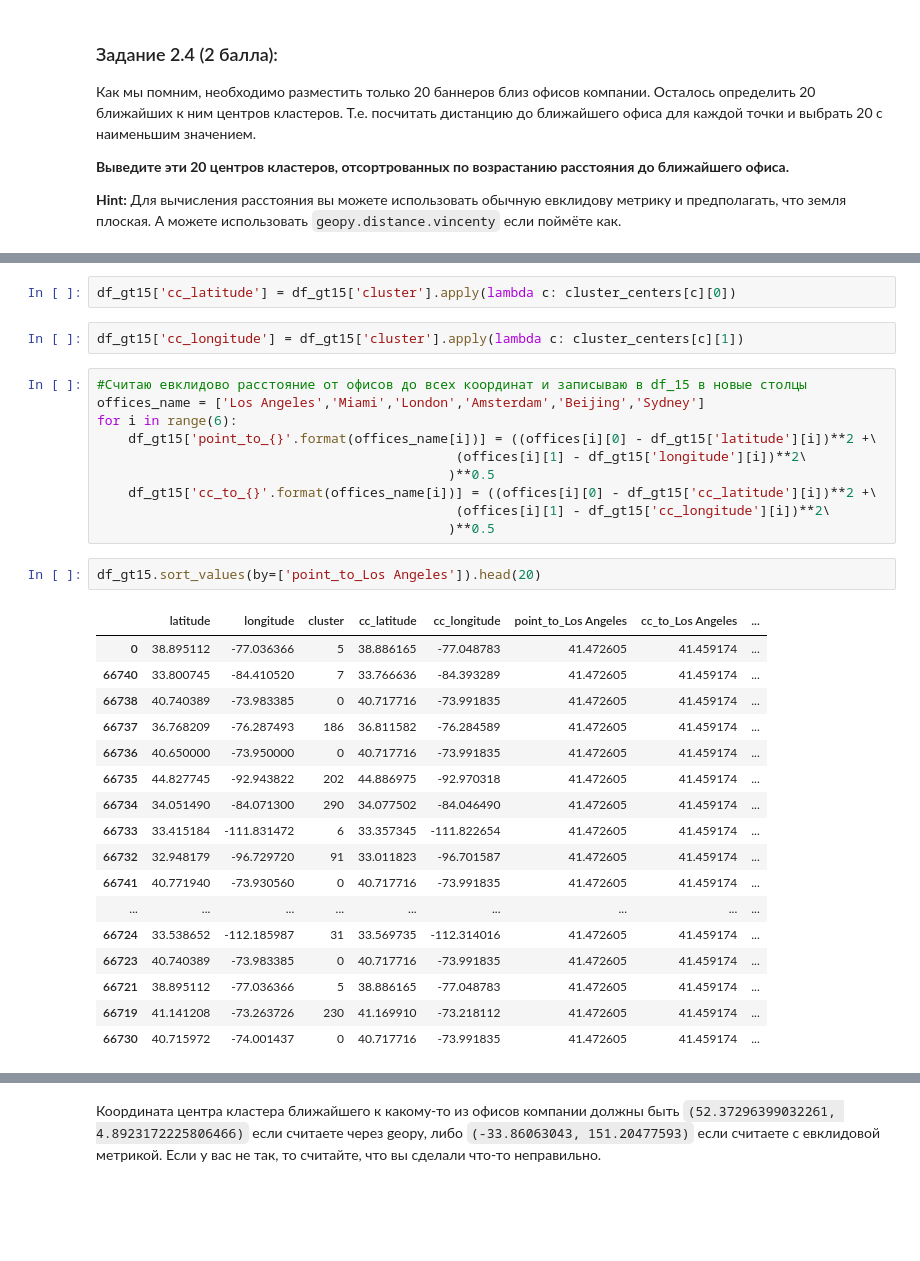
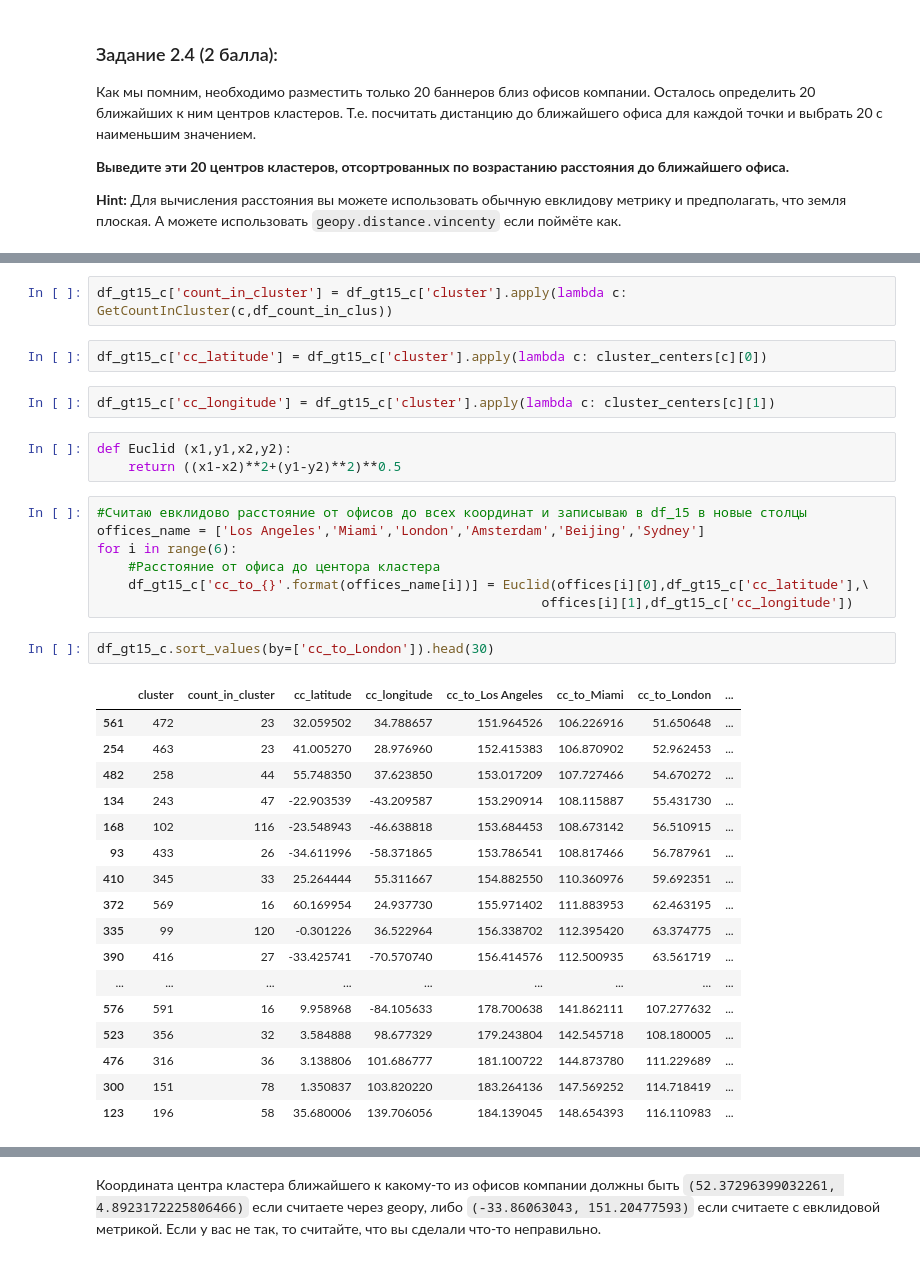
Before and after one commit to D7nis/Course-ML-Classic, a Jupyter notebook: Practice/2. Кластеризация. Kmeans/02-02-clustering_DDA.ipynb, the cells around one changed output, grey strips where cells are left out. Saved outputs shown, nothing was run; the diff lists cells and outputs as text; blank space fills up the shorter version.

```diff
--- a/Practice/2. Кластеризация. Kmeans/02-02-clustering_DDA.ipynb
+++ b/Practice/2. Кластеризация. Kmeans/02-02-clustering_DDA.ipynb
@@ -171,34 +183,36 @@ plt.show()
+# %%
+df_gt15_с['count_in_cluster'] = df_gt15_с['cluster'].apply(lambda c: GetCountInCluster(c,df_count_in_clus))
 # %%
-df_gt15['cc_latitude'] = df_gt15['cluster'].apply(lambda c: cluster_centers[c][0])
+df_gt15_с['cc_latitude'] = df_gt15_с['cluster'].apply(lambda c: cluster_centers[c][0])
 # %%
-df_gt15['cc_longitude'] = df_gt15['cluster'].apply(lambda c: cluster_centers[c][1])
+df_gt15_с['cc_longitude'] = df_gt15_с['cluster'].apply(lambda c: cluster_centers[c][1])
+# %%
+def Euclid (x1,y1,x2,y2):
+    return ((x1-x2)**2+(y1-y2)**2)**0.5
 # %%
 #Считаю евклидово расстояние от офисов до всех координат и записываю в df_15 в новые столцы
 offices_name = ['Los Angeles','Miami','London','Amsterdam','Beijing','Sydney']
 for i in range(6):
-    df_gt15['point_to_{}'.format(offices_name[i])] = ((offices[i][0] - df_gt15['latitude'][i])**2 +\
-                                              (offices[i][1] - df_gt15['longitude'][i])**2\
-                                             )**0.5
-    df_gt15['cc_to_{}'.format(offices_name[i])] = ((offices[i][0] - df_gt15['cc_latitude'][i])**2 +\
-                                              (offices[i][1] - df_gt15['cc_longitude'][i])**2\
-                                             )**0.5
+    #Расстояние от офиса до центора кластера
+    df_gt15_с['cc_to_{}'.format(offices_name[i])] = Euclid(offices[i][0],df_gt15_с['cc_latitude'],\
+                                                         offices[i][1],df_gt15_с['cc_longitude'])
 # %%
-df_gt15.sort_values(by=['point_to_Los Angeles']).head(20)
+df_gt15_с.sort_values(by=['cc_to_London']).head(30)
 # %% [output]
-|  | latitude | longitude | cluster | cc_latitude | cc_longitude | point_to_Los Angeles | cc_to_Los Angeles | ... |
-| 0 | 38.895112 | -77.036366 | 5 | 38.886165 | -77.048783 | 41.472605 | 41.459174 | ... |
-| 66740 | 33.800745 | -84.410520 | 7 | 33.766636 | -84.393289 | 41.472605 | 41.459174 | ... |
-| 66738 | 40.740389 | -73.983385 | 0 | 40.717716 | -73.991835 | 41.472605 | 41.459174 | ... |
-| 66737 | 36.768209 | -76.287493 | 186 | 36.811582 | -76.284589 | 41.472605 | 41.459174 | ... |
-| 66736 | 40.650000 | -73.950000 | 0 | 40.717716 | -73.991835 | 41.472605 | 41.459174 | ... |
-| 66735 | 44.827745 | -92.943822 | 202 | 44.886975 | -92.970318 | 41.472605 | 41.459174 | ... |
-| 66734 | 34.051490 | -84.071300 | 290 | 34.077502 | -84.046490 | 41.472605 | 41.459174 | ... |
-| 66733 | 33.415184 | -111.831472 | 6 | 33.357345 | -111.822654 | 41.472605 | 41.459174 | ... |
-| 66732 | 32.948179 | -96.729720 | 91 | 33.011823 | -96.701587 | 41.472605 | 41.459174 | ... |
-| 66741 | 40.771940 | -73.930560 | 0 | 40.717716 | -73.991835 | 41.472605 | 41.459174 | ... |
+|  | cluster | count_in_cluster | cc_latitude | cc_longitude | cc_to_Los Angeles | cc_to_Miami | cc_to_London | ... |
+| 561 | 472 | 23 | 32.059502 | 34.788657 | 151.964526 | 106.226916 | 51.650648 | ... |
+| 254 | 463 | 23 | 41.005270 | 28.976960 | 152.415383 | 106.870902 | 52.962453 | ... |
+| 482 | 258 | 44 | 55.748350 | 37.623850 | 153.017209 | 107.727466 | 54.670272 | ... |
+| 134 | 243 | 47 | -22.903539 | -43.209587 | 153.290914 | 108.115887 | 55.431730 | ... |
+| 168 | 102 | 116 | -23.548943 | -46.638818 | 153.684453 | 108.673142 | 56.510915 | ... |
+| 93 | 433 | 26 | -34.611996 | -58.371865 | 153.786541 | 108.817466 | 56.787961 | ... |
+| 410 | 345 | 33 | 25.264444 | 55.311667 | 154.882550 | 110.360976 | 59.692351 | ... |
+| 372 | 569 | 16 | 60.169954 | 24.937730 | 155.971402 | 111.883953 | 62.463195 | ... |
+| 335 | 99 | 120 | -0.301226 | 36.522964 | 156.338702 | 112.395420 | 63.374775 | ... |
+| 390 | 416 | 27 | -33.425741 | -70.570740 | 156.414576 | 112.500935 | 63.561719 | ... |
 | ... | ... | ... | ... | ... | ... | ... | ... | ... |
-| 66724 | 33.538652 | -112.185987 | 31 | 33.569735 | -112.314016 | 41.472605 | 41.459174 | ... |
-| 66723 | 40.740389 | -73.983385 | 0 | 40.717716 | -73.991835 | 41.472605 | 41.459174 | ... |
-| 66721 | 38.895112 | -77.036366 | 5 | 38.886165 | -77.048783 | 41.472605 | 41.459174 | ... |
-| 66719 | 41.141208 | -73.263726 | 230 | 41.169910 | -73.218112 | 41.472605 | 41.459174 | ... |
-| 66730 | 40.715972 | -74.001437 | 0 | 40.717716 | -73.991835 | 41.472605 | 41.459174 | ... |
+| 576 | 591 | 16 | 9.958968 | -84.105633 | 178.700638 | 141.862111 | 107.277632 | ... |
+| 523 | 356 | 32 | 3.584888 | 98.677329 | 179.243804 | 142.545718 | 108.180005 | ... |
+| 476 | 316 | 36 | 3.138806 | 101.686777 | 181.100722 | 144.873780 | 111.229689 | ... |
+| 300 | 151 | 78 | 1.350837 | 103.820220 | 183.264136 | 147.569252 | 114.718419 | ... |
+| 123 | 196 | 58 | 35.680006 | 139.706056 | 184.139045 | 148.654393 | 116.110983 | ... |
```
Also changed, not shown: parts of 15 cells of this notebook.
